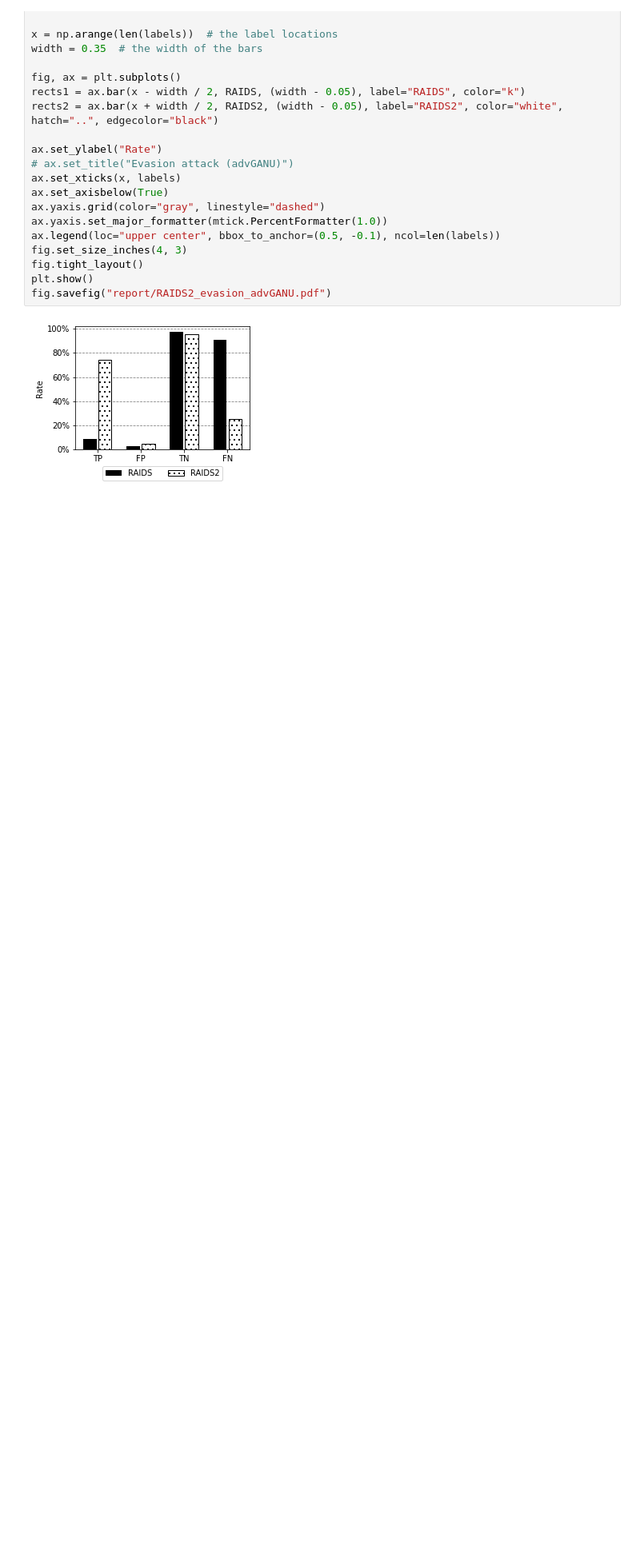
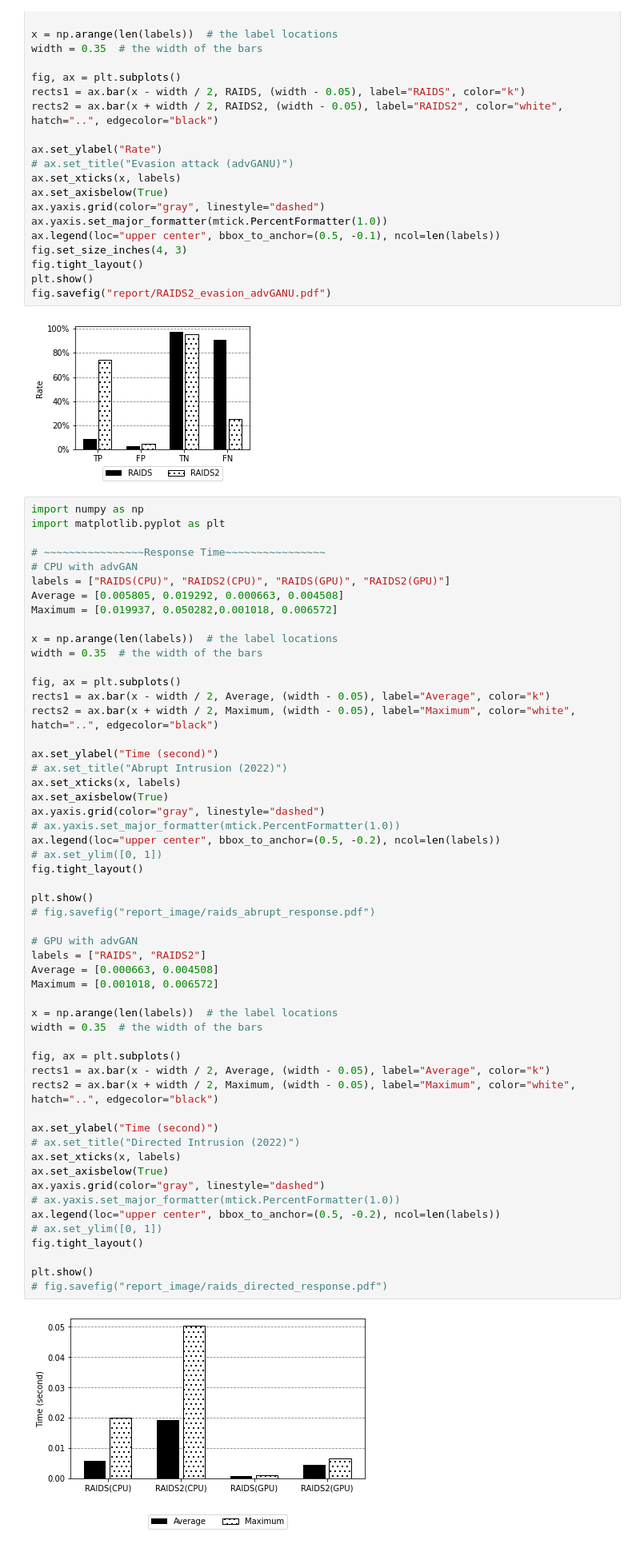
Before and after one commit to koztkozt/PAID, a Jupyter notebook: plot_graph.ipynb, the cells around one changed output. Shown at 80% size. Drawn from its saved outputs; the diff is of its cells as text; blank space fills up the shorter version.

Commit message:
response time

```diff
--- a/plot_graph.ipynb
+++ b/plot_graph.ipynb
@@ -305,3 +305,59 @@ plt.show()
 fig.savefig("report/RAIDS2_evasion_advGANU.pdf")
 # %% [output]
 [figure]
+# %%
+import numpy as np
+import matplotlib.pyplot as plt
+
+# ~~~~~~~~~~~~~~~~Response Time~~~~~~~~~~~~~~~~
+# CPU with advGAN
+labels = ["RAIDS(CPU)", "RAIDS2(CPU)", "RAIDS(GPU)", "RAIDS2(GPU)"]
+Average = [0.005805, 0.019292, 0.000663, 0.004508]
+Maximum = [0.019937, 0.050282,0.001018, 0.006572]
+
+x = np.arange(len(labels))  # the label locations
+width = 0.35  # the width of the bars
+
+fig, ax = plt.subplots()
+rects1 = ax.bar(x - width / 2, Average, (width - 0.05), label="Average", color="k")
+rects2 = ax.bar(x + width / 2, Maximum, (width - 0.05), label="Maximum", color="white", hatch="..", edgecolor="black")
+
+ax.set_ylabel("Time (second)")
+# ax.set_title("Abrupt Intrusion (2022)")
+ax.set_xticks(x, labels)
+ax.set_axisbelow(True)
+ax.yaxis.grid(color="gray", linestyle="dashed")
+# ax.yaxis.set_major_formatter(mtick.PercentFormatter(1.0))
+ax.legend(loc="upper center", bbox_to_anchor=(0.5, -0.2), ncol=len(labels))
+# ax.set_ylim([0, 1])
+fig.tight_layout()
+
+plt.show()
+# fig.savefig("report_image/raids_abrupt_response.pdf")
+
+# GPU with advGAN
+labels = ["RAIDS", "RAIDS2"]
+Average = [0.000663, 0.004508]
+Maximum = [0.001018, 0.006572]
+
+x = np.arange(len(labels))  # the label locations
+width = 0.35  # the width of the bars
+
+fig, ax = plt.subplots()
+rects1 = ax.bar(x - width / 2, Average, (width - 0.05), label="Average", color="k")
+rects2 = ax.bar(x + width / 2, Maximum, (width - 0.05), label="Maximum", color="white", hatch="..", edgecolor="black")
+
+ax.set_ylabel("Time (second)")
+# ax.set_title("Directed Intrusion (2022)")
+ax.set_xticks(x, labels)
+ax.set_axisbelow(True)
+ax.yaxis.grid(color="gray", linestyle="dashed")
+# ax.yaxis.set_major_formatter(mtick.PercentFormatter(1.0))
+ax.legend(loc="upper center", bbox_to_anchor=(0.5, -0.2), ncol=len(labels))
+# ax.set_ylim([0, 1])
+fig.tight_layout()
+
+plt.show()
+# fig.savefig("report_image/raids_directed_response.pdf")
+# %% [output]
+[figure, added]
```
Also changed, not shown: parts of 1 cell of this notebook.
